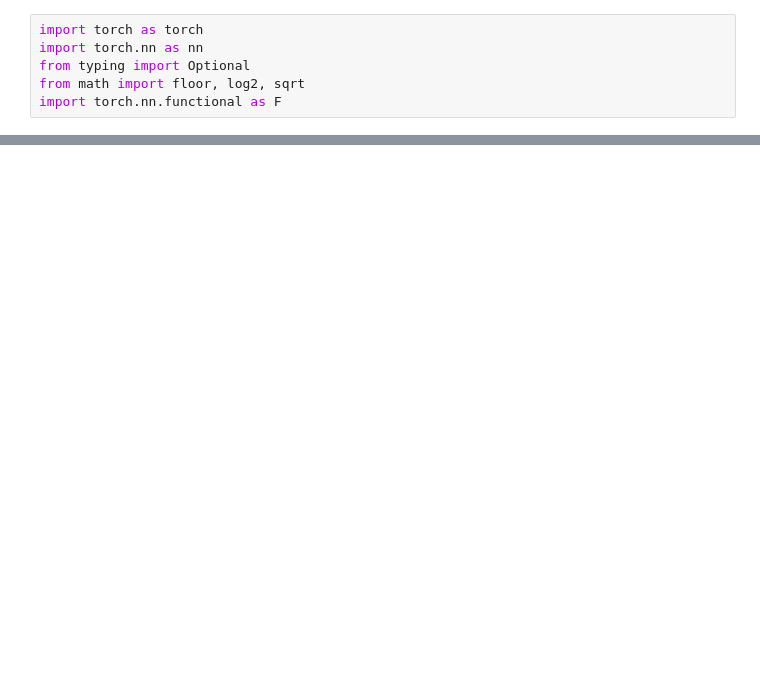
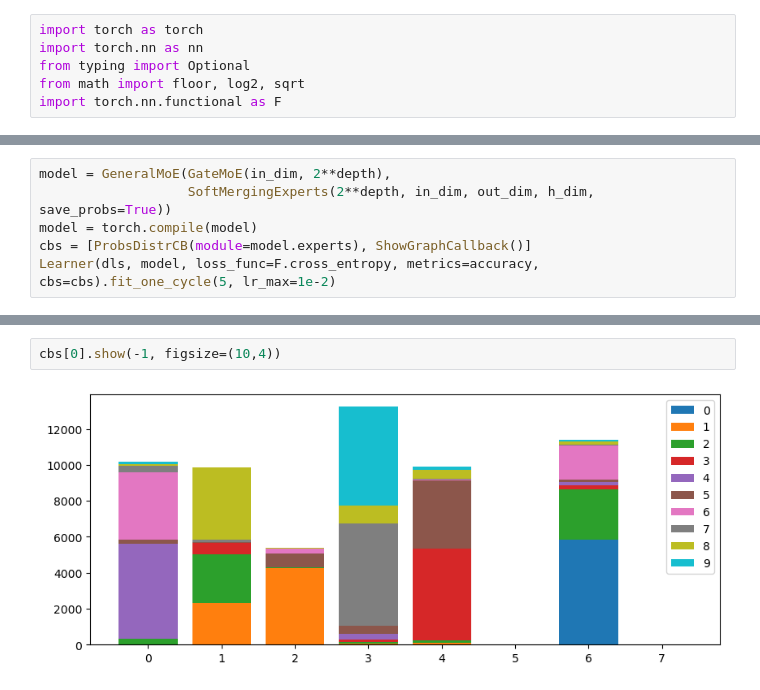
Before and after one commit to ssslakter/FastFF, a Jupyter notebook: experiments/22-05-2024-Soft-merging.ipynb, the cells around one changed output, grey strips where cells are left out. Cells and saved outputs as stored; diff of their text form; blank space fills up the shorter version.

```diff
--- a/experiments/22-05-2024-Soft-merging.ipynb
+++ b/experiments/22-05-2024-Soft-merging.ipynb
@@ -63,0 +216,6 @@ down_size = down_size
+# %%
+model = GeneralMoE(GateMoE(in_dim, 2**depth),
+                   SoftMergingExperts(2**depth, in_dim, out_dim, h_dim, save_probs=True))
+model = torch.compile(model)
+cbs = [ProbsDistrCB(module=model.experts), ShowGraphCallback()]
+Learner(dls, model, loss_func=F.cross_entropy, metrics=accuracy, cbs=cbs).fit_one_cycle(5, lr_max=1e-2)
@@ -63,0 +230,4 @@ down_size = down_size
+# %%
+cbs[0].show(-1, figsize=(10,4))
+# %% [output]
+[figure, added]
```
Also changed, not shown: parts of 11 cells of this notebook.
